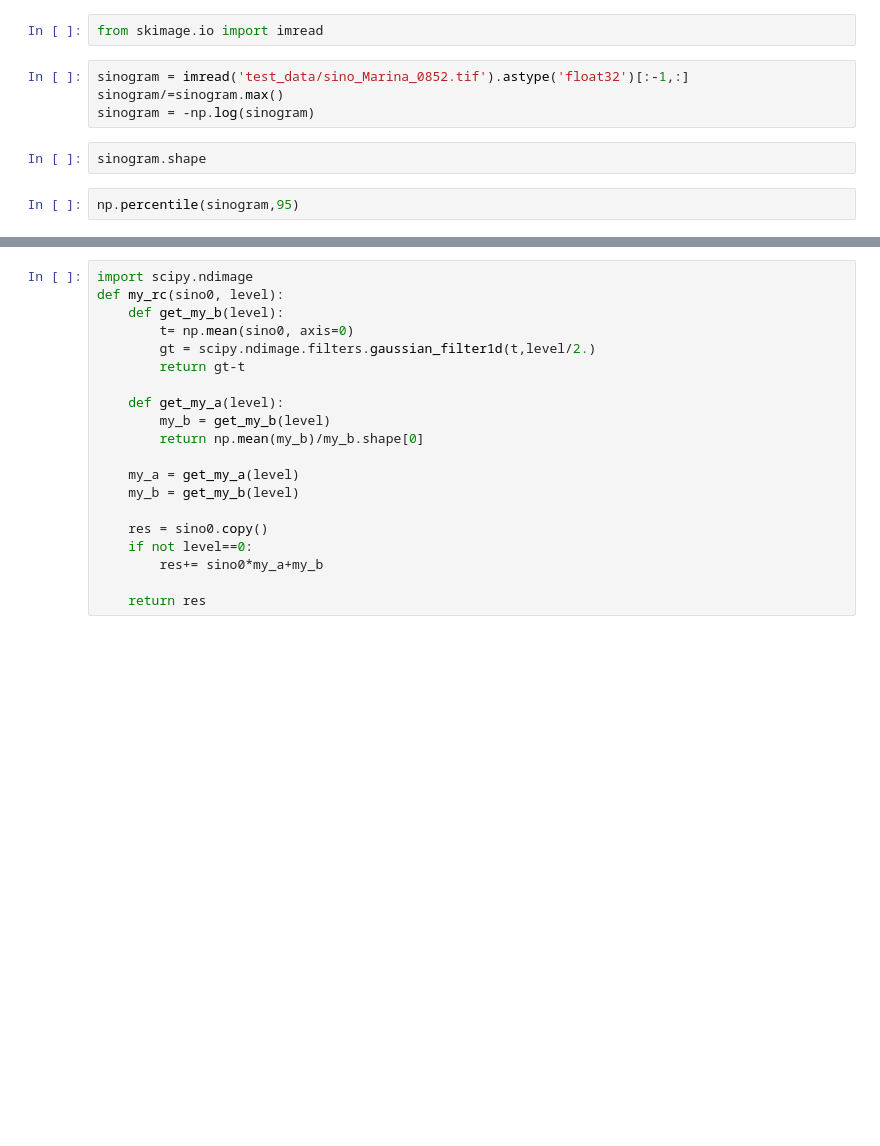
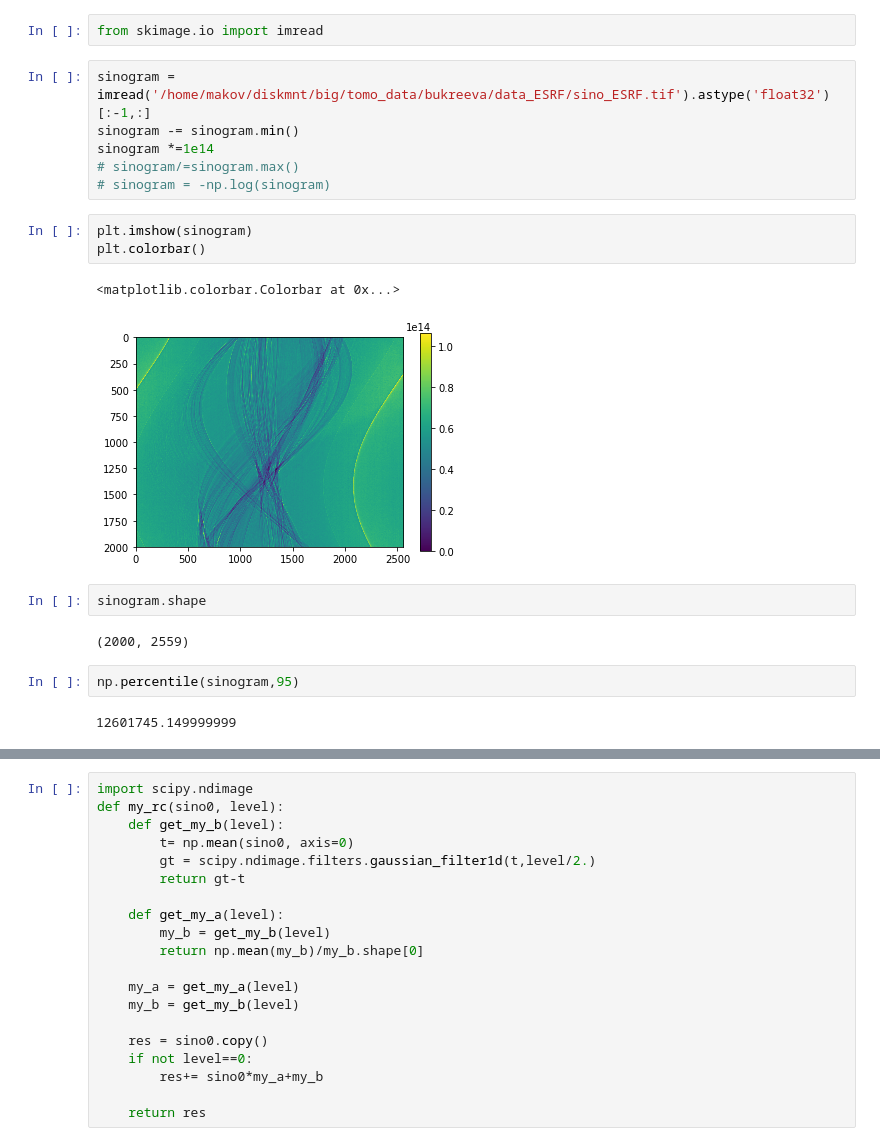
Before and after one commit to buzmakov/tomography_scripts, a Jupyter notebook: phase/roi_phase.ipynb, the cells around one changed output, grey strips where cells are left out. Drawn from its saved outputs; the diff is of its cells as text; blank space fills up the shorter version.

```diff
--- a/phase/roi_phase.ipynb
+++ b/phase/roi_phase.ipynb
@@ -128,11 +144,23 @@ def astra_build_sinogram(rec, angles):
 # %%
 from skimage.io import imread
 # %%
-sinogram = imread('test_data/sino_Marina_0852.tif').astype('float32')[:-1,:]
-sinogram/=sinogram.max()
-sinogram = -np.log(sinogram)
+sinogram = imread('/home/makov/diskmnt/big/tomo_data/bukreeva/data_ESRF/sino_ESRF.tif').astype('float32')[:-1,:]
+sinogram -= sinogram.min()
+sinogram *=1e14
+# sinogram/=sinogram.max()
+# sinogram = -np.log(sinogram)
+# %%
+plt.imshow(sinogram)
+plt.colorbar()
+# %% [output]
+<matplotlib.colorbar.Colorbar at 0x...>
+[figure, added]
 # %%
 sinogram.shape
+# %% [output]
+(2000, 2559)
 # %%
 np.percentile(sinogram,95)
+# %% [output]
+12601745.149999999
 # %%
```
Also changed, not shown: parts of 26 cells of this notebook, 9 other files.
